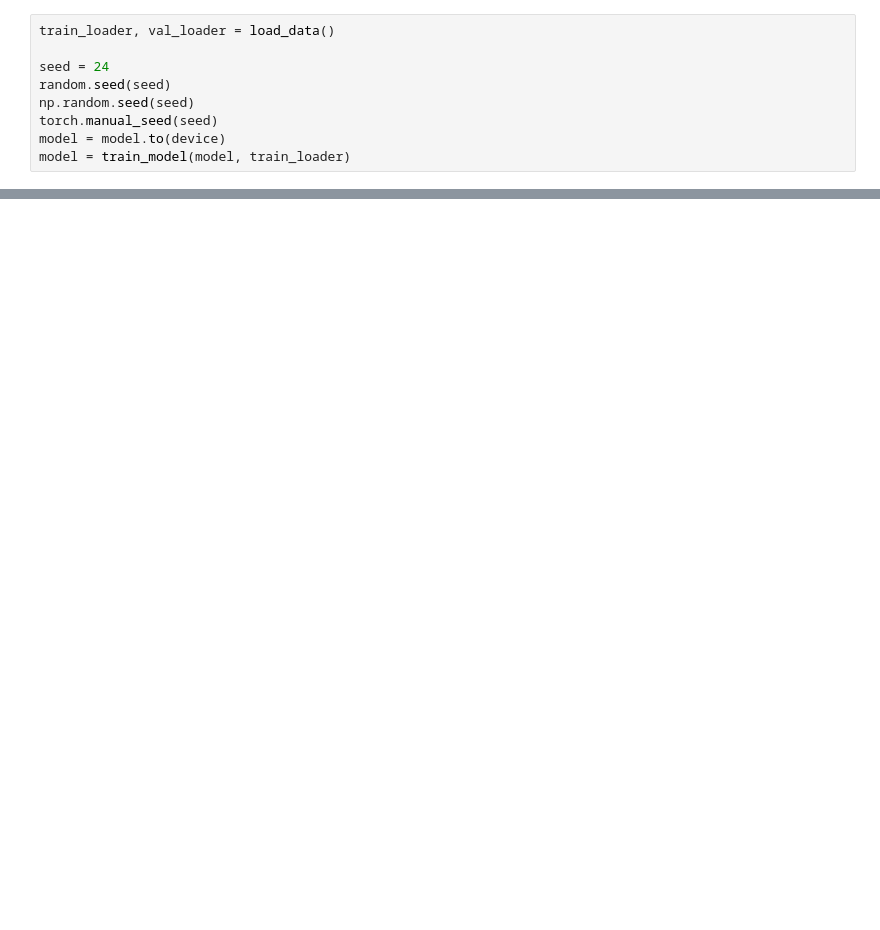
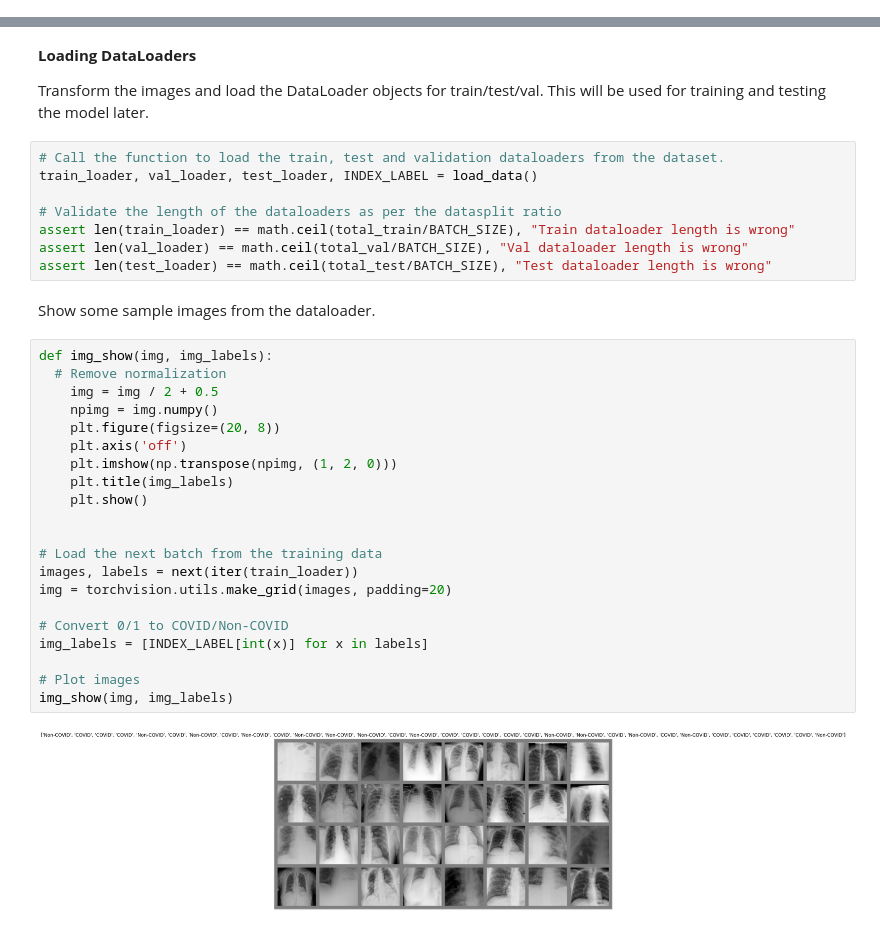
Before and after one commit to ujjalsaha/COVID-19-Detection-Using-CNN-Models-Survey, a Jupyter notebook: EMCNet.ipynb, the cells around one changed output, grey strips where cells are left out. Saved outputs shown, nothing was run; the diff lists cells and outputs as text; blank space fills up the shorter version.

```diff
--- a/EMCNet.ipynb
+++ b/EMCNet.ipynb
@@ -286,9 +0,0 @@ device(type='cuda')
-# %%
-train_loader, val_loader = load_data()
-
-seed = 24
-random.seed(seed)
-np.random.seed(seed)
-torch.manual_seed(seed)
-model = model.to(device)
-model = train_model(model, train_loader)
@@ -415,0 +296,37 @@ sns.heatmap(cm1, annot=labels, fmt='', cmap='Blues')
+# %% [markdown]
+**Loading DataLoaders**
+
+Transform the images and load the DataLoader objects for  train/test/val. This will be used for training and testing the model later.
+# %%
+# Call the function to load the train, test and validation dataloaders from the dataset.
+train_loader, val_loader, test_loader, INDEX_LABEL = load_data()
+
+# Validate the length of the dataloaders as per the datasplit ratio
+assert len(train_loader) == math.ceil(total_train/BATCH_SIZE), "Train dataloader length is wrong"
+assert len(val_loader) == math.ceil(total_val/BATCH_SIZE), "Val dataloader length is wrong"
+assert len(test_loader) == math.ceil(total_test/BATCH_SIZE), "Test dataloader length is wrong"
+# %% [markdown]
+Show some sample images from the dataloader.
+# %%
+def img_show(img, img_labels):
+  # Remove normalization
+    img = img / 2 + 0.5
+    npimg = img.numpy()
+    plt.figure(figsize=(20, 8))
+    plt.axis('off')
+    plt.imshow(np.transpose(npimg, (1, 2, 0)))
+    plt.title(img_labels)
+    plt.show()
+
+
+# Load the next batch from the training data
+images, labels = next(iter(train_loader))
+img = torchvision.utils.make_grid(images, padding=20)
+
+# Convert 0/1 to COVID/Non-COVID
+img_labels = [INDEX_LABEL[int(x)] for x in labels]
+
+# Plot images
+img_show(img, img_labels)
+# %% [output]
+[figure, added]
```
Also changed, not shown: parts of 64 cells of this notebook.
